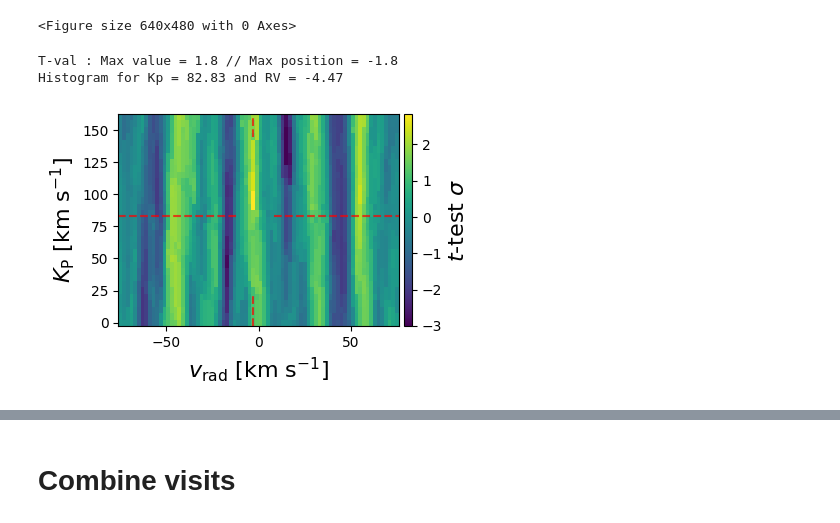
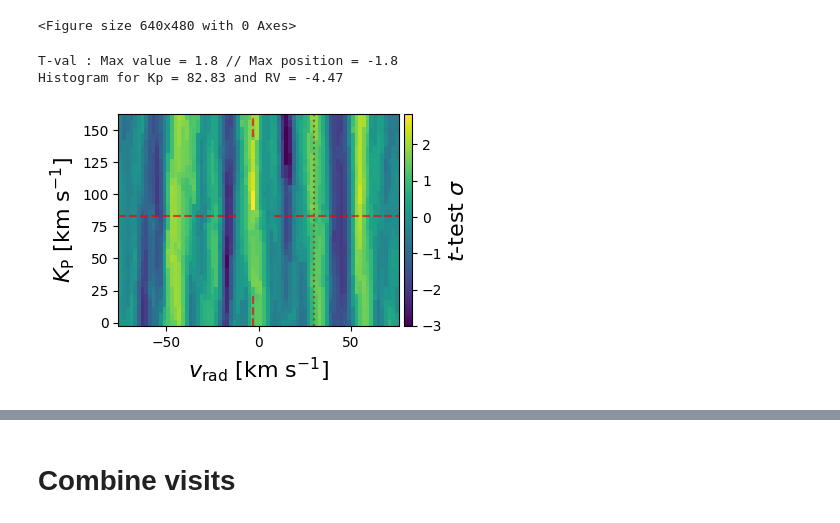
Before and after one commit to mathisbouffard/HRS_with_starships, a Jupyter notebook: HRS_analysis/SPIRou/Correlations.ipynb, the cells around one changed output, grey strips where cells are left out. Saved outputs shown, nothing was run; the diff lists cells and outputs as text; code cells hidden in the pictures.

```diff
--- a/HRS_analysis/SPIRou/Correlations.ipynb
+++ b/HRS_analysis/SPIRou/Correlations.ipynb
@@ -73,0 +76,11 @@ plt.show()
+# %%
+######### ADD NOISE TO MODEL TO MAKE IT WORK?
+
+noise_added = 0.01 * np.random.rand(len(model_spec))
+model_spec_noise = model_spec + noise_added # - np.mean(noise_added)
+
+plt.plot(wave_mod, model_spec_noise)
+plt.ylim(1.07,1.19)
+plt.show()
+
+model_filename = "prt_model_TRAPPIST-1b_noisybarerock_v01.npz"  # make sure the code doesn't fetch the noiseless barerock model
@@ -143,11 +176,11 @@ reduc_in_scratch = False  # the reductions are in the scratch directory (True) o
 # Indicate which reductions to use (sequence files)
 filename_list = [
                  f"sequence_1-pc_mask_wings97_data_trs_{visit_name}.npz",
-                 f"sequence_2-pc_mask_wings97_data_trs_{visit_name}.npz",
-                 f"sequence_3-pc_mask_wings97_data_trs_{visit_name}.npz",
-                 f"sequence_4-pc_mask_wings97_data_trs_{visit_name}.npz",
-                 f"sequence_5-pc_mask_wings97_data_trs_{visit_name}.npz",
-                 f"sequence_6-pc_mask_wings97_data_trs_{visit_name}.npz",
+                 # f"sequence_2-pc_mask_wings97_data_trs_{visit_name}.npz",
+                 # f"sequence_3-pc_mask_wings97_data_trs_{visit_name}.npz",
+                 # f"sequence_4-pc_mask_wings97_data_trs_{visit_name}.npz",
+                 # f"sequence_5-pc_mask_wings97_data_trs_{visit_name}.npz",
+                 # f"sequence_6-pc_mask_wings97_data_trs_{visit_name}.npz",
                 ]
 #-----------------------------------------------------------#
 
@@ -220,10 +253,10 @@ for filename in filename_list:
         # Generate 1d correlations
         # ccf_map shape: (n_exposures, n_order, n_Kp, n_vsys, n_pc, n_model)
         ccf_map, logl_map = corr.calc_logl_injred(obs,
-                            'seq', planet_obj, Kp_array, corrRV0, [n_pc], wave_mod, model_spec, kind_trans)
+                            'seq', planet_obj, Kp_array, corrRV0, [n_pc], wave_mod, model_spec_noise, kind_trans)
 
         corr.save_logl_seq(output_dir / Path(out_filename), ccf_map, logl_map,
-                           wave_mod, model_spec, n_pc, Kp_array, corrRV0, kind_trans)
+                           wave_mod, model_spec_noise, n_pc, Kp_array, corrRV0, kind_trans)
 
     all_obs[(n_pc, mask_wings)] = obs
     all_ccf_map[(n_pc, mask_wings)] = ccf_map
@@ -237,10 +270,11 @@ Transmission
 #----------------------------------------------#
 # Indicate orders to use
 nb_orders = 49  # number of orders in reduction
-orders_to_delete = [[0,1,2,3,4], [11,12,13,14], [23,24,25], [37,38,39], [46,47,48]]  # indices of orders that should not be used
+orders_to_delete = [[0,1,2,3,4], [11,12,13,14], [23,24,25],
+                    [37,38,39], [46,47,48]]  # indices of orders that should not be used
 
 # Use non-disgusting orders: delete [0,1,2,3,4], [11,12,13,14], [23,24,25], [37,38,39], [46,47,48]
-# Use only orders with CO2 features: delete [0,1,2,3,4,5,8,9], [11,12,13,14,15,22], [23,24,25,26,26,35,36], [37,38,39,45], [46,47,48]
+# Use only orders with CO2 features: delete [0,1,2,3,4,5,8,9], [11,12,13,14,15,22],[23,24,25,26,26,35,36], [37,38,39,45], [46,47,48]
 
 #----------------------------------------------#
 
@@ -337,7 +371,7 @@ Histogram for Kp = 82.83 and RV = -4.47
 [figure]
 <Figure size 640x480 with 0 Axes>
 # %%
-# Plot SCALED Kp/Vrad plot (good for science)
+# Plot SCALED Kp/Vrad plot (good for science) with location of tellurics
 
 tr=all_obs[(n_pc, mask_wings)]
 cobj = ccf_obj
@@ -345,34 +379,41 @@ t_value = cobj.ttest_map_tval
 
 t_value_scaled = t_value*(-3)/t_value.min()
 
 (t_in, p_in) = pf.plot_ttest_map_hist(tr, cobj.rv_grid, cobj.map_prf.copy(),
                                            cobj.ttest_map_kp, cobj.ttest_map_rv,
                                     t_value_scaled, cobj.ttest_map_params,
                               plot_trail=True, masked=True, ccf=cobj.map_prf.copy(),
                               vrp=np.zeros_like(tr.vrp), RV=cobj.pos, hist=False,
                                       show_max=False, show_rest_frame=False,
                                     fig_name='', path_fig=None, orders=order_indices)
 # fig.get_axes()[0].text(-67.0, 300, r'H$_2$O', fontsize=16, bbox ={'facecolor':'white', 'alpha':0.8})
 fig = plt.gcf()
 ax = fig.axes
 
 pos_max = -3.2
 # - Lines enclosing the maximum -
 ax[0].axhline(tr.Kp.to(u.km / u.s).value, linestyle='--', alpha=0.7, color='r',
               xmin=0,xmax=hm.nearest(cobj.interp_grid, pos_max-20)/cobj.interp_grid.size )
 ax[0].axhline(tr.Kp.to(u.km / u.s).value, linestyle='--', alpha=0.7, color='r',
               xmin=hm.nearest(cobj.interp_grid, pos_max+20)/cobj.interp_grid.size ,xmax=1)
 ax[0].axvline(pos_max, linestyle='--', alpha=0.7, color='r',
                   ymin=0, ymax=(tr.Kp.value - 60)/cobj.ttest_map_kp[-1] )
 ax[0].axvline(pos_max, linestyle='--', alpha=0.7, color='r',
                   ymin=(tr.Kp.value + 60)/cobj.ttest_map_kp[-1] , ymax=1)
+
+# Position of tellurics
+if tellu_loc >= -76 and tellu_loc <= 76:  # limits of x axis
+    ax[0].axvline(tellu_loc, linestyle=":", alpha=0.85, color="saddlebrown")
+else:
+    print("The telluric residuals are not located within the x axis limits of this plot")
+
 fig.set_size_inches(4.5,3)
 plt.tight_layout()
 #fig.savefig(data_path+'Figures/'+'t3_H2O_night.pdf', rasterize=True)
 # %% [output]
 T-val : Max value = 1.8 // Max position = -1.8
 Histogram for Kp = 82.83 and RV = -4.47
-[figure, old version]
+[figure, new version]
 # %%
 # Plot all orders
 
```
Also changed, not shown: parts of 8 cells of this notebook, 4 other files.
